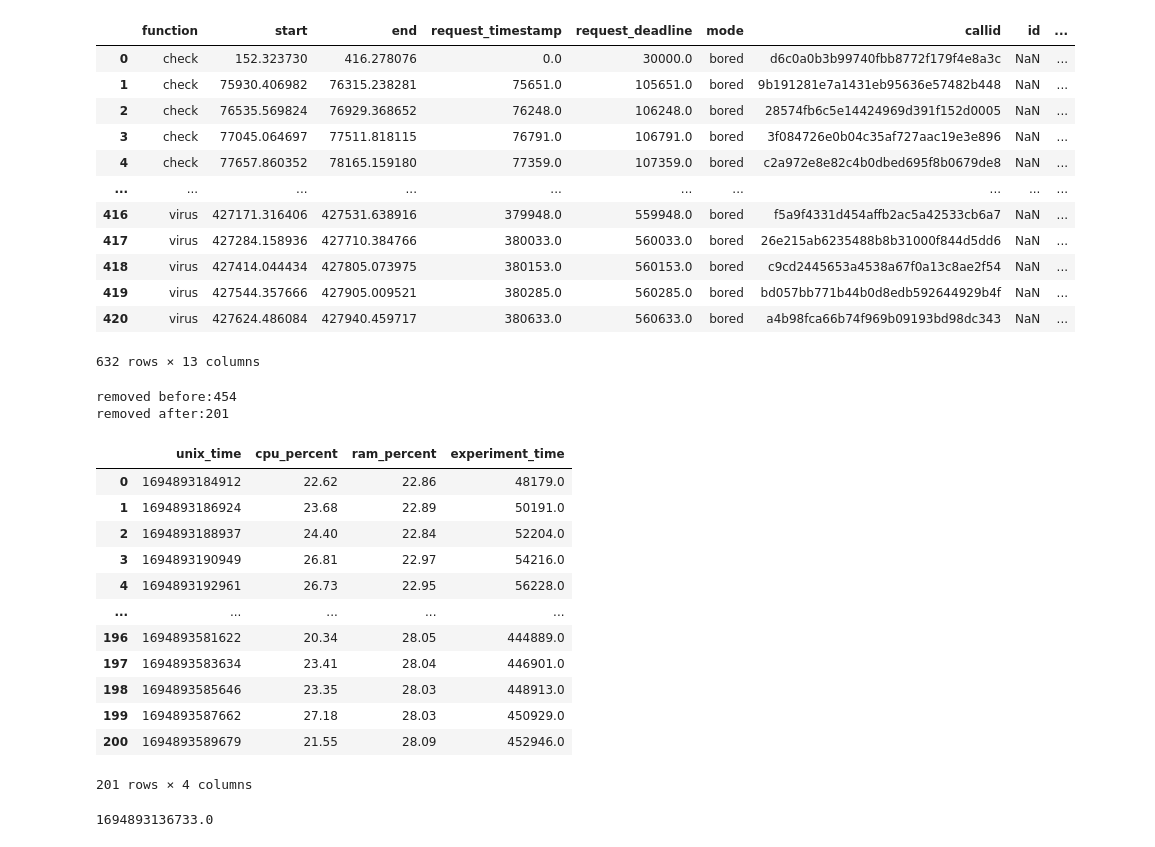
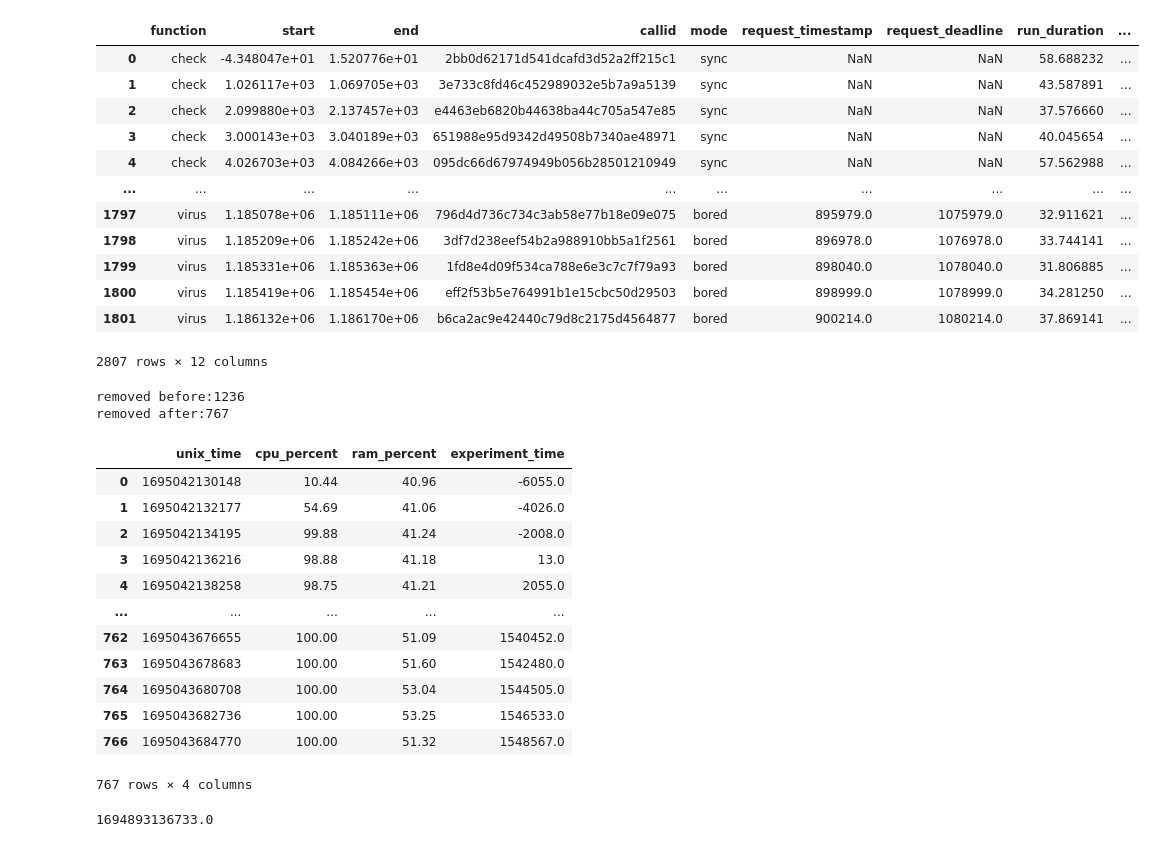
Before and after one commit to umbrellerde/nuclio, a Jupyter notebook: profaastinate/evaluation/stats/stats.ipynb, the cells around one changed output. Saved outputs shown, nothing was run; the diff lists cells and outputs as text; code cells hidden in the pictures.

```diff
--- a/profaastinate/evaluation/stats/stats.ipynb
+++ b/profaastinate/evaluation/stats/stats.ipynb
@@ -11,7 +11,7 @@ import glob
 import re
 import matplotlib.pyplot as plt
 # %%
-folder = "logs/02_satEveningWithStress"
+folder = "logs/03_A"
 
 lines = []
 for file_name in glob.glob("*.log", root_dir=folder):
@@ -25,46 +25,46 @@ for file_name in glob.glob("*.log", root_dir=folder):
                     print("Error in file: " + file_name)
                     print("Line: " + line)
                     print("JSON: " + json_string)
                     print("-----")
                     continue
 
 df = pd.DataFrame(lines)
 # Set Data Types
 df["start"] = df["start"].astype(float)
 df["end"] = df["end"].astype(float)
 df["request_timestamp"] = df["request_timestamp"].astype(float)
 df["request_deadline"] = df["request_deadline"].astype(float)
 
 # Calculate Durations
 min_timestamp = df["request_timestamp"].min()
 last_experiment_timestamp = df["end"].max()
 df["request_timestamp"] = df["request_timestamp"] - min_timestamp
 df["request_deadline"] = df["request_deadline"] - min_timestamp
 df["start"] = df["start"] - min_timestamp
 df["end"] = df["end"] - min_timestamp
 
 # Add new columns
 df["run_duration"] = df["end"] - df["start"]
 df["time_to_deadline"] = df["request_deadline"] - df["start"]
 df["init_duration"] = df["start"] - df["request_timestamp"]
 df = df.sort_values(by=["function", "start"])
 df["start_diff"] = df.groupby("function")["start"].diff()
 df['line_segment'] = (df['start_diff'] > 5000).cumsum() # create a new line segment if there is a 5 second break
 df
 # %% [output]
-|  | function | start | end | request_timestamp | request_deadline | mode | callid | id | ... |
-| 0 | check | 152.323730 | 416.278076 | 0.0 | 30000.0 | bored | d6c0a0b3b99740fbb8772f179f4e8a3c | NaN | ... |
-| 1 | check | 75930.406982 | 76315.238281 | 75651.0 | 105651.0 | bored | 9b191281e7a1431eb95636e57482b448 | NaN | ... |
-| 2 | check | 76535.569824 | 76929.368652 | 76248.0 | 106248.0 | bored | 28574fb6c5e14424969d391f152d0005 | NaN | ... |
-| 3 | check | 77045.064697 | 77511.818115 | 76791.0 | 106791.0 | bored | 3f084726e0b04c35af727aac19e3e896 | NaN | ... |
-| 4 | check | 77657.860352 | 78165.159180 | 77359.0 | 107359.0 | bored | c2a972e8e82c4b0dbed695f8b0679de8 | NaN | ... |
+|  | function | start | end | callid | mode | request_timestamp | request_deadline | run_duration | ... |
+| 0 | check | -4.348047e+01 | 1.520776e+01 | 2bb0d62171d541dcafd3d52a2ff215c1 | sync | NaN | NaN | 58.688232 | ... |
+| 1 | check | 1.026117e+03 | 1.069705e+03 | 3e733c8fd46c452989032e5b7a9a5139 | sync | NaN | NaN | 43.587891 | ... |
+| 2 | check | 2.099880e+03 | 2.137457e+03 | e4463eb6820b44638ba44c705a547e85 | sync | NaN | NaN | 37.576660 | ... |
+| 3 | check | 3.000143e+03 | 3.040189e+03 | 651988e95d9342d49508b7340ae48971 | sync | NaN | NaN | 40.045654 | ... |
+| 4 | check | 4.026703e+03 | 4.084266e+03 | 095dc66d67974949b056b28501210949 | sync | NaN | NaN | 57.562988 | ... |
 | ... | ... | ... | ... | ... | ... | ... | ... | ... | ... |
-| 416 | virus | 427171.316406 | 427531.638916 | 379948.0 | 559948.0 | bored | f5a9f4331d454affb2ac5a42533cb6a7 | NaN | ... |
-| 417 | virus | 427284.158936 | 427710.384766 | 380033.0 | 560033.0 | bored | 26e215ab6235488b8b31000f844d5dd6 | NaN | ... |
-| 418 | virus | 427414.044434 | 427805.073975 | 380153.0 | 560153.0 | bored | c9cd2445653a4538a67f0a13c8ae2f54 | NaN | ... |
-| 419 | virus | 427544.357666 | 427905.009521 | 380285.0 | 560285.0 | bored | bd057bb771b44b0d8edb592644929b4f | NaN | ... |
-| 420 | virus | 427624.486084 | 427940.459717 | 380633.0 | 560633.0 | bored | a4b98fca66b74f969b09193bd98dc343 | NaN | ... |
+| 1797 | virus | 1.185078e+06 | 1.185111e+06 | 796d4d736c734c3ab58e77b18e09e075 | bored | 895979.0 | 1075979.0 | 32.911621 | ... |
+| 1798 | virus | 1.185209e+06 | 1.185242e+06 | 3df7d238eef54b2a988910bb5a1f2561 | bored | 896978.0 | 1076978.0 | 33.744141 | ... |
+| 1799 | virus | 1.185331e+06 | 1.185363e+06 | 1fd8e4d09f534ca788e6e3c7c7f79a93 | bored | 898040.0 | 1078040.0 | 31.806885 | ... |
+| 1800 | virus | 1.185419e+06 | 1.185454e+06 | eff2f53b5e764991b1e15cbc50d29503 | bored | 898999.0 | 1078999.0 | 34.281250 | ... |
+| 1801 | virus | 1.186132e+06 | 1.186170e+06 | b6ca2ac9e42440c79d8c2175d4564877 | bored | 900214.0 | 1080214.0 | 37.869141 | ... |
-632 rows × 13 columns
+2807 rows × 12 columns
 # %%
 # If you want all CPU usage values in the df set this to False
 ONLY_RELEVANT_CPU = True
@@ -89,21 +89,21 @@ if ONLY_RELEVANT_CPU:
 
 usage_df
 # %% [output]
-removed before:454
-removed after:201
+removed before:1236
+removed after:767
 |  | unix_time | cpu_percent | ram_percent | experiment_time |
-| 0 | 1694893184912 | 22.62 | 22.86 | 48179.0 |
-| 1 | 1694893186924 | 23.68 | 22.89 | 50191.0 |
-| 2 | 1694893188937 | 24.40 | 22.84 | 52204.0 |
-| 3 | 1694893190949 | 26.81 | 22.97 | 54216.0 |
-| 4 | 1694893192961 | 26.73 | 22.95 | 56228.0 |
+| 0 | 1695042130148 | 10.44 | 40.96 | -6055.0 |
+| 1 | 1695042132177 | 54.69 | 41.06 | -4026.0 |
+| 2 | 1695042134195 | 99.88 | 41.24 | -2008.0 |
+| 3 | 1695042136216 | 98.88 | 41.18 | 13.0 |
+| 4 | 1695042138258 | 98.75 | 41.21 | 2055.0 |
 | ... | ... | ... | ... | ... |
-| 196 | 1694893581622 | 20.34 | 28.05 | 444889.0 |
-| 197 | 1694893583634 | 23.41 | 28.04 | 446901.0 |
-| 198 | 1694893585646 | 23.35 | 28.03 | 448913.0 |
-| 199 | 1694893587662 | 27.18 | 28.03 | 450929.0 |
-| 200 | 1694893589679 | 21.55 | 28.09 | 452946.0 |
+| 762 | 1695043676655 | 100.00 | 51.09 | 1540452.0 |
+| 763 | 1695043678683 | 100.00 | 51.60 | 1542480.0 |
+| 764 | 1695043680708 | 100.00 | 53.04 | 1544505.0 |
+| 765 | 1695043682736 | 100.00 | 53.25 | 1546533.0 |
+| 766 | 1695043684770 | 100.00 | 51.32 | 1548567.0 |
-201 rows × 4 columns
+767 rows × 4 columns
 # %%
 min_timestamp
 # %% [output]
```
Also changed, not shown: parts of 5 cells of this notebook, 12 other files.
